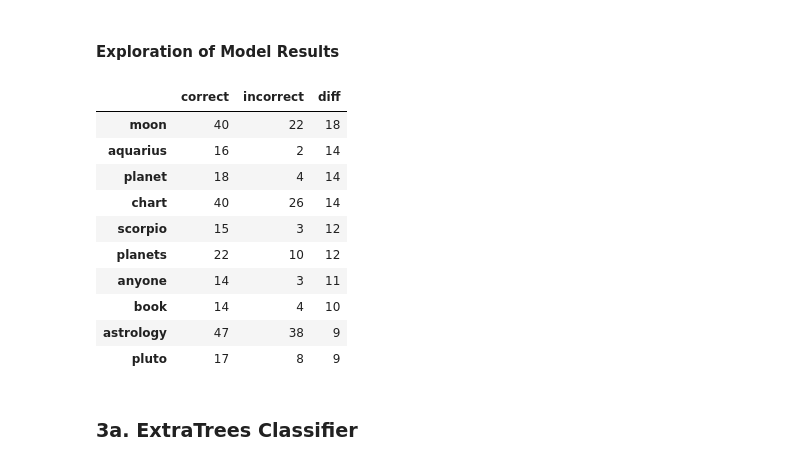
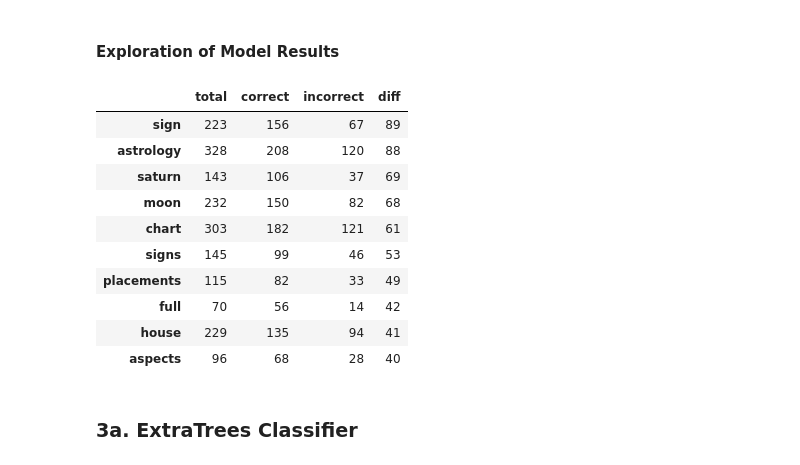
Before and after one commit to ffomezolam/GA-DSI-Project-3, a Jupyter notebook: code/02-model.ipynb, the cells around one changed output. Drawn from its saved outputs; the diff is of its cells as text; code cells hidden in the pictures.

```diff
--- a/code/02-model.ipynb
+++ b/code/02-model.ipynb
@@ -379,26 +382,27 @@ preds_correct_filt = (preds_test == y_test)
 # %%
 # get word counts for correct and incorrect predictions
 wordcounts = pd.DataFrame()
+wordcounts['total'] = Xdf.sum()
 wordcounts['correct'] = Xdf.loc[preds_correct_filt].sum()
 wordcounts['incorrect'] = Xdf[~preds_correct_filt].sum()
 
 # get difference of correct and incorrect predictions per word
 # This shows what words had more correct over incorrect predictions
-wordcounts['diff'] = wordcounts['correct'] - wordcounts['incorrect']
+wordcounts['diff'] = (wordcounts['correct'] - wordcounts['incorrect'])
 
 wordcounts.sort_values(by='diff', ascending=False).head(10)
 # %% [output]
-|  | correct | incorrect | diff |
-| moon | 40 | 22 | 18 |
-| aquarius | 16 | 2 | 14 |
-| planet | 18 | 4 | 14 |
-| chart | 40 | 26 | 14 |
-| scorpio | 15 | 3 | 12 |
-| planets | 22 | 10 | 12 |
-| anyone | 14 | 3 | 11 |
-| book | 14 | 4 | 10 |
-| astrology | 47 | 38 | 9 |
-| pluto | 17 | 8 | 9 |
+|  | total | correct | incorrect | diff |
+| sign | 223 | 156 | 67 | 89 |
+| astrology | 328 | 208 | 120 | 88 |
+| saturn | 143 | 106 | 37 | 69 |
+| moon | 232 | 150 | 82 | 68 |
+| chart | 303 | 182 | 121 | 61 |
+| signs | 145 | 99 | 46 | 53 |
+| placements | 115 | 82 | 33 | 49 |
+| full | 70 | 56 | 14 | 42 |
+| house | 229 | 135 | 94 | 41 |
+| aspects | 96 | 68 | 28 | 40 |
 # %% [markdown]
 ### 3a. ExtraTrees Classifier
 # %%
```
Also changed, not shown: parts of 18 cells of this notebook, 6 other files.
